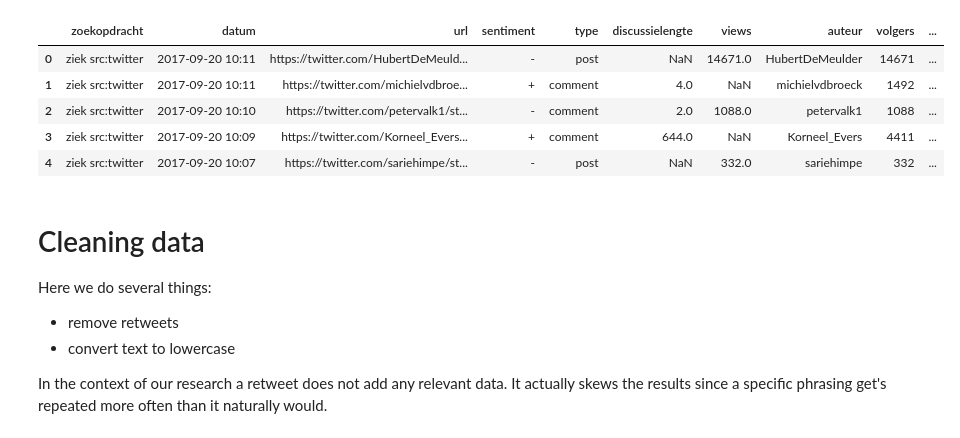
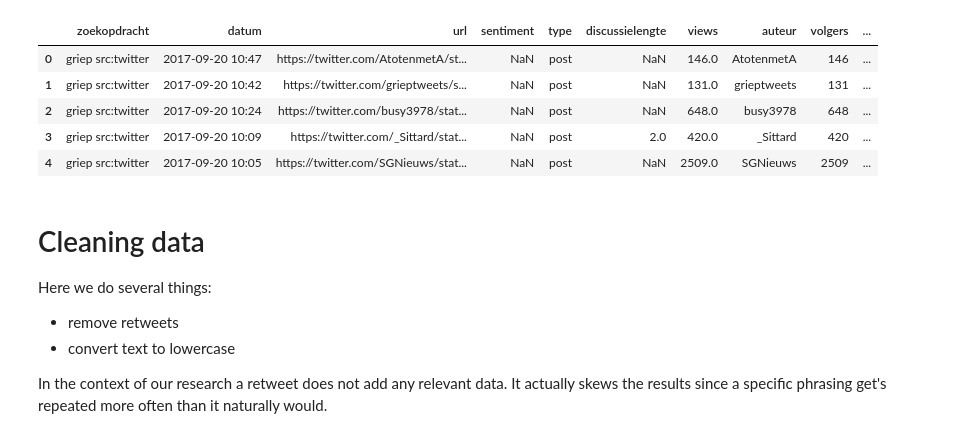
Before and after one commit to ADS71-C/Burry, a Jupyter notebook: DataTest.ipynb, the cells around one changed output. Cells and saved outputs as stored; diff of their text form; code cells hidden in the pictures.

```diff
--- a/DataTest.ipynb
+++ b/DataTest.ipynb
@@ -1,21 +1,21 @@
 # %%
 import pandas as pd
 import numpy as np
 import operator
 import re
 from collections import Counter
 
 search_term = 'ziek'
-doc = pd.read_csv('sample_dataset.csv', sep=';')
+doc = pd.read_csv('sample_dataset2.csv', sep=';')
 
 doc.head()
 # %% [output]
 |  | zoekopdracht | datum | url | sentiment | type | discussielengte | views | auteur | volgers | ... |
-| 0 | ziek src:twitter | 2017-09-20 10:11 | https://twitter.com/HubertDeMeuld... | - | post | NaN | 14671.0 | HubertDeMeulder | 14671 | ... |
-| 1 | ziek src:twitter | 2017-09-20 10:11 | https://twitter.com/michielvdbroe... | + | comment | 4.0 | NaN | michielvdbroeck | 1492 | ... |
-| 2 | ziek src:twitter | 2017-09-20 10:10 | https://twitter.com/petervalk1/st... | - | comment | 2.0 | 1088.0 | petervalk1 | 1088 | ... |
-| 3 | ziek src:twitter | 2017-09-20 10:09 | https://twitter.com/Korneel_Evers... | + | comment | 644.0 | NaN | Korneel_Evers | 4411 | ... |
-| 4 | ziek src:twitter | 2017-09-20 10:07 | https://twitter.com/sariehimpe/st... | - | post | NaN | 332.0 | sariehimpe | 332 | ... |
+| 0 | griep src:twitter | 2017-09-20 10:47 | https://twitter.com/AtotenmetA/st... | NaN | post | NaN | 146.0 | AtotenmetA | 146 | ... |
+| 1 | griep src:twitter | 2017-09-20 10:42 | https://twitter.com/grieptweets/s... | NaN | post | NaN | 131.0 | grieptweets | 131 | ... |
+| 2 | griep src:twitter | 2017-09-20 10:24 | https://twitter.com/busy3978/stat... | NaN | post | NaN | 648.0 | busy3978 | 648 | ... |
+| 3 | griep src:twitter | 2017-09-20 10:09 | https://twitter.com/_Sittard/stat... | NaN | post | 2.0 | 420.0 | _Sittard | 420 | ... |
+| 4 | griep src:twitter | 2017-09-20 10:05 | https://twitter.com/SGNieuws/stat... | NaN | post | NaN | 2509.0 | SGNieuws | 2509 | ... |
 # %% [markdown]
 # Cleaning data
 Here we do several things:
```
Also changed, not shown: parts of 4 cells of this notebook.
